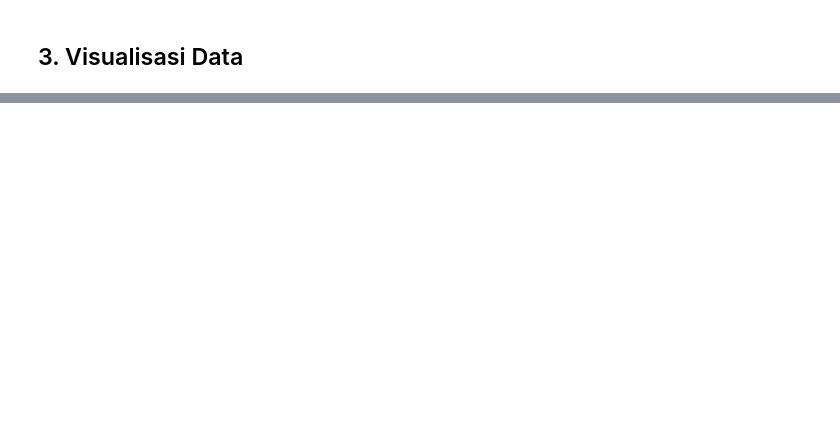
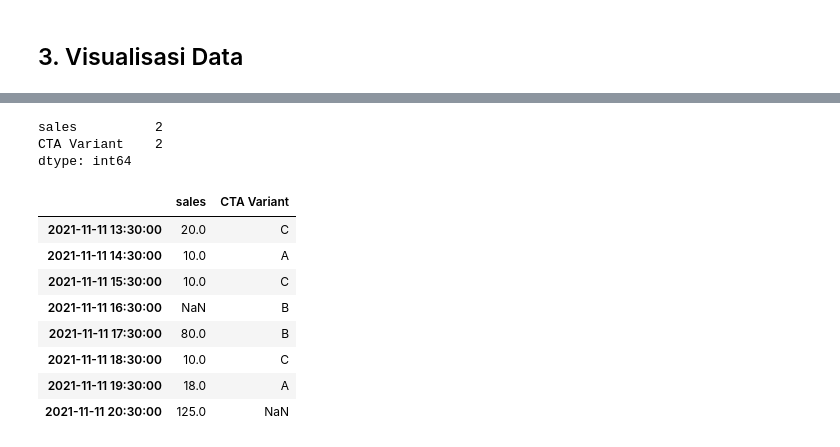
Before and after one commit to Arif-Widagdo/Data-Analysis-on-the-Brazilian-E-Commerce-Public-Dataset-by-Olist, a Jupyter notebook: code/Tugas01_04.ipynb, the cells around one changed output, grey strips where cells are left out. Cells and saved outputs as stored; diff of their text form; code cells hidden in the pictures; blank space fills up the shorter version.

```diff
--- a/code/Tugas01_04.ipynb
+++ b/code/Tugas01_04.ipynb
@@ -644,0 +650,8 @@ olist_customers_orders.head(2)
+# %%
+df = pd.DataFrame({
+    'sales': [np.nan, 20, 10, 10,np.nan, 80, 10, 18, 125],
+
+    'CTA Variant': [np.nan, 'C', 'A', 'C', 'B', 'B', 'C', 'A', np.nan]
+}, index = pd.date_range("12:30", "21:00", freq="60min")
+)
+df
@@ -644,0 +669,39 @@ olist_customers_orders.head(2)
+# %%
+df.isnull().sum()
+# %% [output]
+sales          2
+CTA Variant    2
+dtype: int64
+# %%
+## if all the columns do not contain values then use the following source code :
+## df = df.dropna(how='all')
+
+## else if only some values are missing in the column and you don't want to delete those rows,
+## you can use the following source code:
+
+
+## else if only some values are missing in the column and you want to fill those data with the values in the previous row (duplicates),
+## you can use the following source code :
+## df = df.fillna(method='ffill')
+
+## else if only some values are missing in the column and you want to fill those data with the values in the next row (duplicates),
+## you can use the following source code :
+## df = df.fillna(method='bfill')
+
+## you can use the following source code :
+## df = df.interpolate()
+
+
+df = df.dropna(how='all')
+# %%
+df
+# %% [output]
+|  | sales | CTA Variant |
+| 2021-11-11 13:30:00 | 20.0 | C |
+| 2021-11-11 14:30:00 | 10.0 | A |
+| 2021-11-11 15:30:00 | 10.0 | C |
+| 2021-11-11 16:30:00 | NaN | B |
+| 2021-11-11 17:30:00 | 80.0 | B |
+| 2021-11-11 18:30:00 | 10.0 | C |
+| 2021-11-11 19:30:00 | 18.0 | A |
+| 2021-11-11 20:30:00 | 125.0 | NaN |
```
Also changed, not shown: parts of 30 cells of this notebook.
